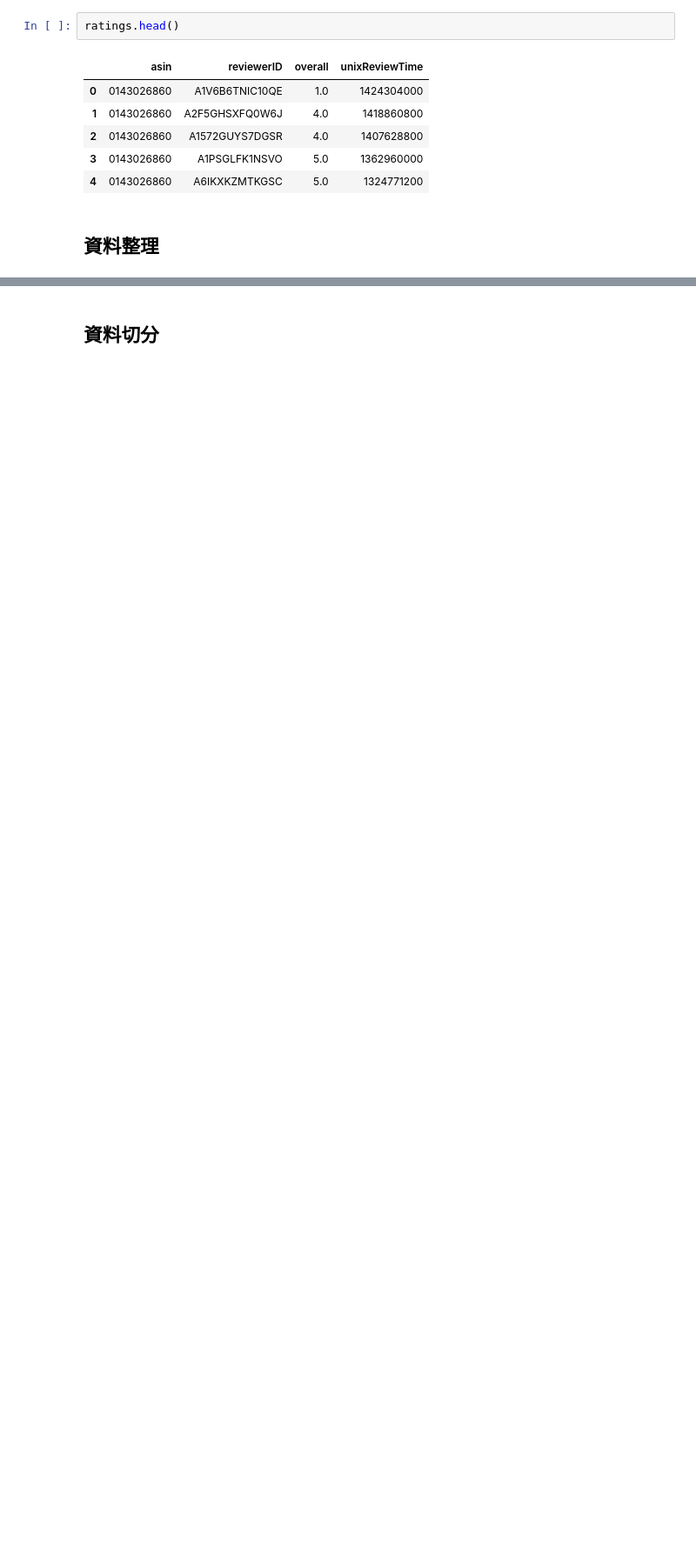
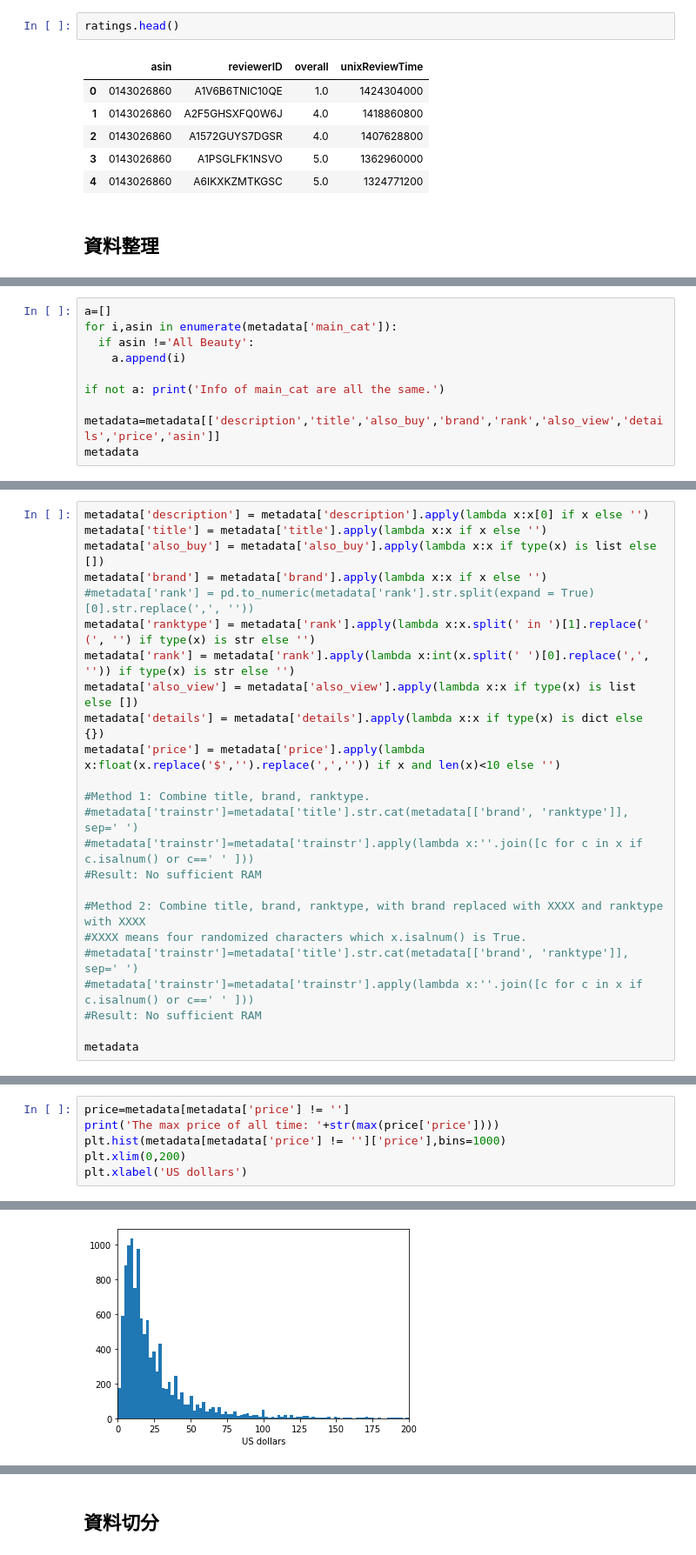
Before and after one commit to HSKrab/data-course-sample, a Jupyter notebook: sample_content_based.ipynb, the cells around one changed output, grey strips where cells are left out. Shown: that part at 87% size. Saved outputs shown, nothing was run; the diff lists cells and outputs as text; blank space fills up the shorter version.

```diff
--- a/sample_content_based.ipynb
+++ b/sample_content_based.ipynb
@@ -52,0 +150,10 @@ ratings['DATE'] = pd.to_datetime(ratings['unixReviewTime'], unit='s')
+# %%
+a=[]
+for i,asin in enumerate(metadata['main_cat']):
+  if asin !='All Beauty':
+    a.append(i)
+
+if not a: print('Info of main_cat are all the same.')
+
+metadata=metadata[['description','title','also_buy','brand','rank','also_view','details','price','asin']]
+metadata
@@ -52,0 +186,24 @@ ratings['DATE'] = pd.to_datetime(ratings['unixReviewTime'], unit='s')
+# %%
+metadata['description'] = metadata['description'].apply(lambda x:x[0] if x else '')
+metadata['title'] = metadata['title'].apply(lambda x:x if x else '')
+metadata['also_buy'] = metadata['also_buy'].apply(lambda x:x if type(x) is list else [])
+metadata['brand'] = metadata['brand'].apply(lambda x:x if x else '')
+#metadata['rank'] = pd.to_numeric(metadata['rank'].str.split(expand = True)[0].str.replace(',', ''))
+metadata['ranktype'] = metadata['rank'].apply(lambda x:x.split(' in ')[1].replace(' (', '') if type(x) is str else '')
+metadata['rank'] = metadata['rank'].apply(lambda x:int(x.split(' ')[0].replace(',', '')) if type(x) is str else '')
+metadata['also_view'] = metadata['also_view'].apply(lambda x:x if type(x) is list else [])
+metadata['details'] = metadata['details'].apply(lambda x:x if type(x) is dict else {})
+metadata['price'] = metadata['price'].apply(lambda x:float(x.replace('$','').replace(',','')) if x and len(x)<10 else '')
+
+#Method 1: Combine title, brand, ranktype.
+#metadata['trainstr']=metadata['title'].str.cat(metadata[['brand', 'ranktype']], sep=' ')
+#metadata['trainstr']=metadata['trainstr'].apply(lambda x:''.join([c for c in x if c.isalnum() or c==' ' ]))
+#Result: No sufficient RAM
+
+#Method 2: Combine title, brand, ranktype, with brand replaced with XXXX and ranktype with XXXX
+#XXXX means four randomized characters which x.isalnum() is True.
+#metadata['trainstr']=metadata['title'].str.cat(metadata[['brand', 'ranktype']], sep=' ')
+#metadata['trainstr']=metadata['trainstr'].apply(lambda x:''.join([c for c in x if c.isalnum() or c==' ' ]))
+#Result: No sufficient RAM
+
+metadata
@@ -52,0 +329,7 @@ ratings['DATE'] = pd.to_datetime(ratings['unixReviewTime'], unit='s')
+# %%
+price=metadata[metadata['price'] != '']
+print('The max price of all time: '+str(max(price['price'])))
+plt.hist(metadata[metadata['price'] != '']['price'],bins=1000)
+plt.xlim(0,200)
+plt.xlabel('US dollars')
+# %% [output]
@@ -52,0 +338 @@ ratings['DATE'] = pd.to_datetime(ratings['unixReviewTime'], unit='s')
+[figure, added]
```
Also changed, not shown: parts of 58 cells of this notebook.
